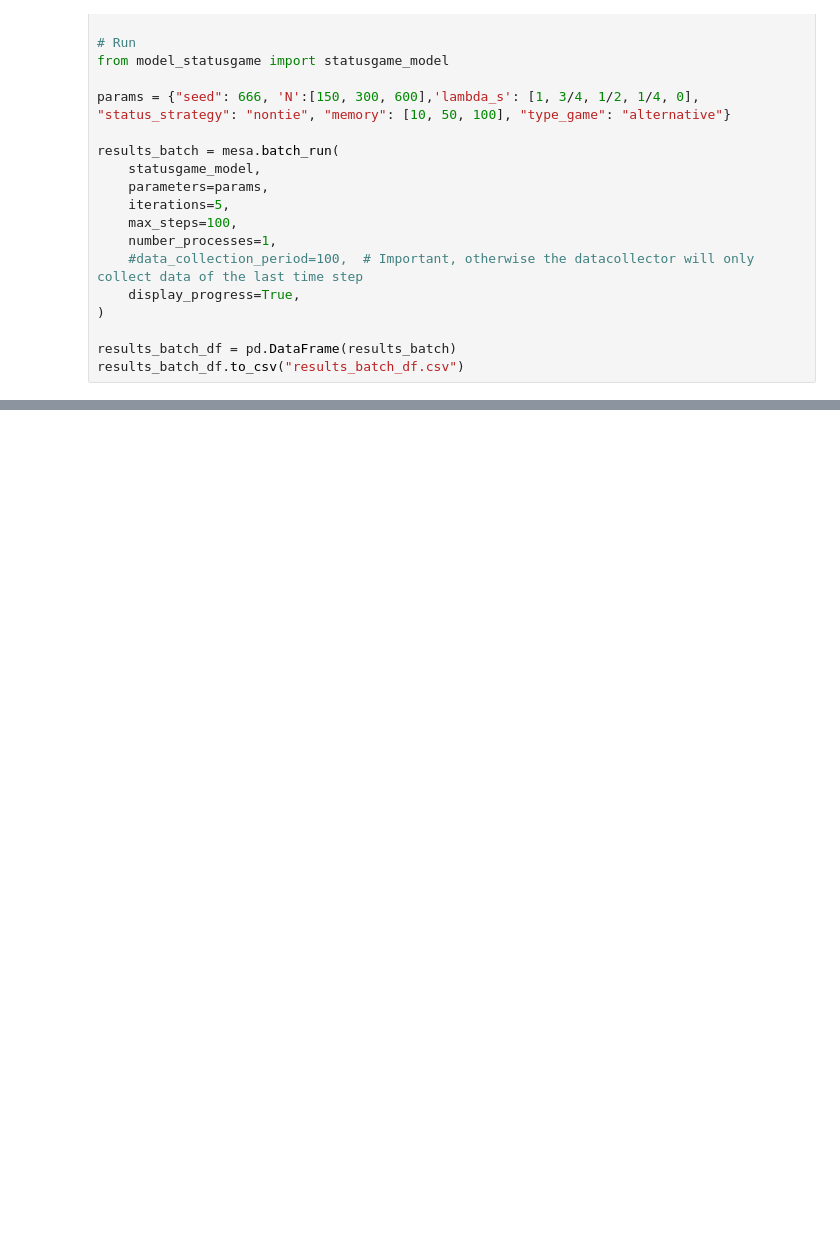
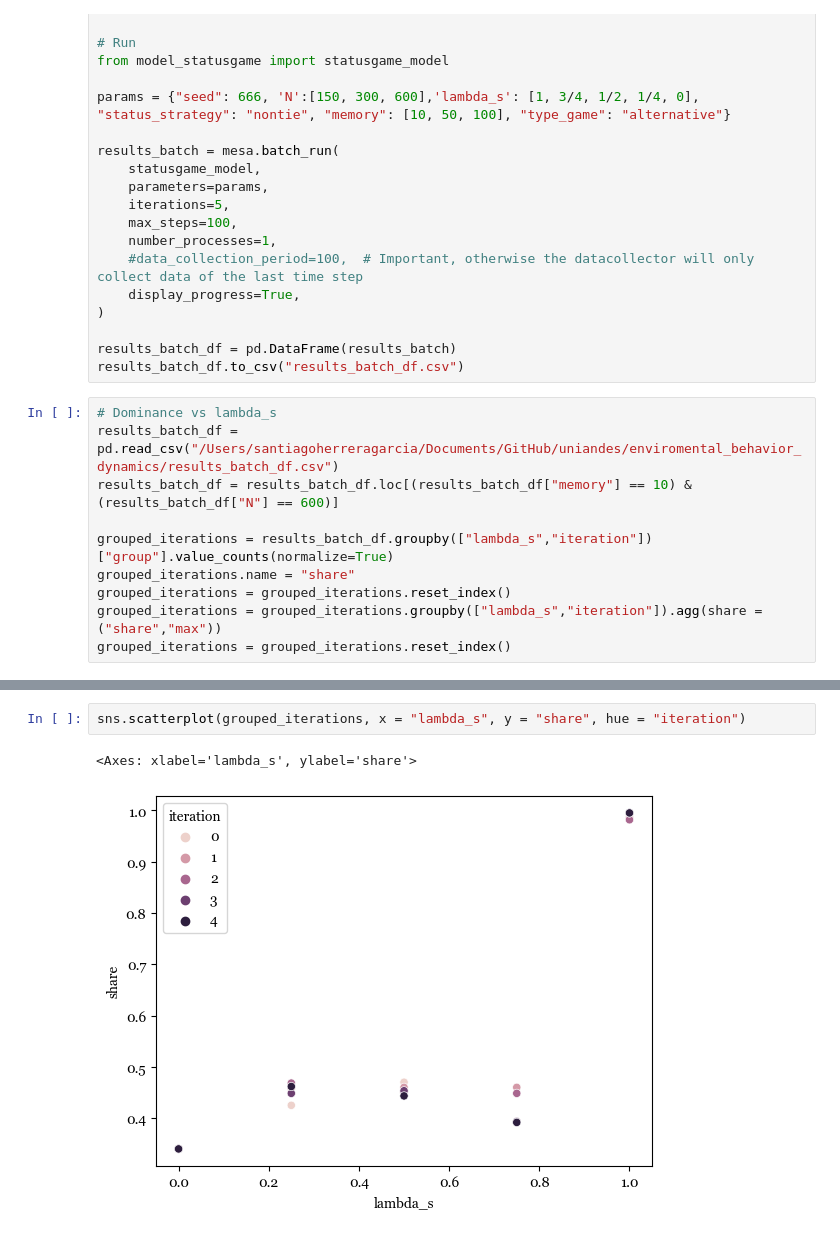
Before and after one commit to s-herrerag/enviromental_behavior_dynamics, a Jupyter notebook: tests_networkx.ipynb, the cells around one changed output, grey strips where cells are left out. Drawn from its saved outputs; the diff is of its cells as text; blank space fills up the shorter version.

```diff
--- a/tests_networkx.ipynb
+++ b/tests_networkx.ipynb
@@ -226,3 +229,13 @@ results_batch = mesa.batch_run(
 
 results_batch_df = pd.DataFrame(results_batch)
 results_batch_df.to_csv("results_batch_df.csv")
+# %%
+# Dominance vs lambda_s
+results_batch_df = pd.read_csv("/Users/santiagoherreragarcia/Documents/GitHub/uniandes/enviromental_behavior_dynamics/results_batch_df.csv")
+results_batch_df = results_batch_df.loc[(results_batch_df["memory"] == 10) & (results_batch_df["N"] == 600)]
+
+grouped_iterations = results_batch_df.groupby(["lambda_s","iteration"])["group"].value_counts(normalize=True)
+grouped_iterations.name = "share"
+grouped_iterations = grouped_iterations.reset_index()
+grouped_iterations = grouped_iterations.groupby(["lambda_s","iteration"]).agg(share = ("share","max"))
+grouped_iterations = grouped_iterations.reset_index()
@@ -228,0 +262,5 @@ results_batch_df.to_csv("results_batch_df.csv")
+# %%
+sns.scatterplot(grouped_iterations, x = "lambda_s", y = "share", hue = "iteration")
+# %% [output]
+<Axes: xlabel='lambda_s', ylabel='share'>
+[figure, added]
```
Also changed, not shown: parts of 15 cells of this notebook, 2 other files.
